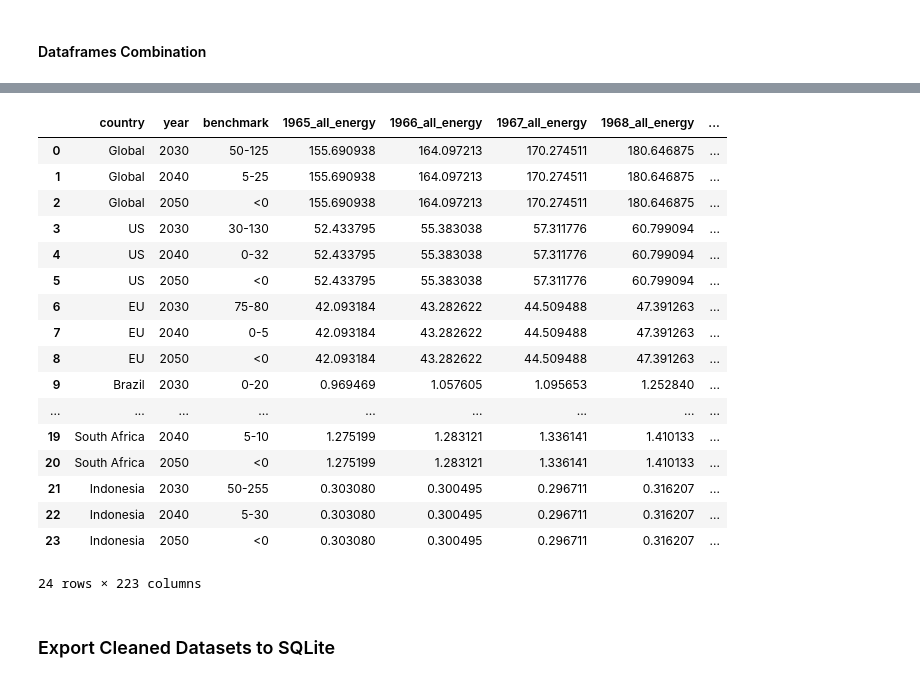
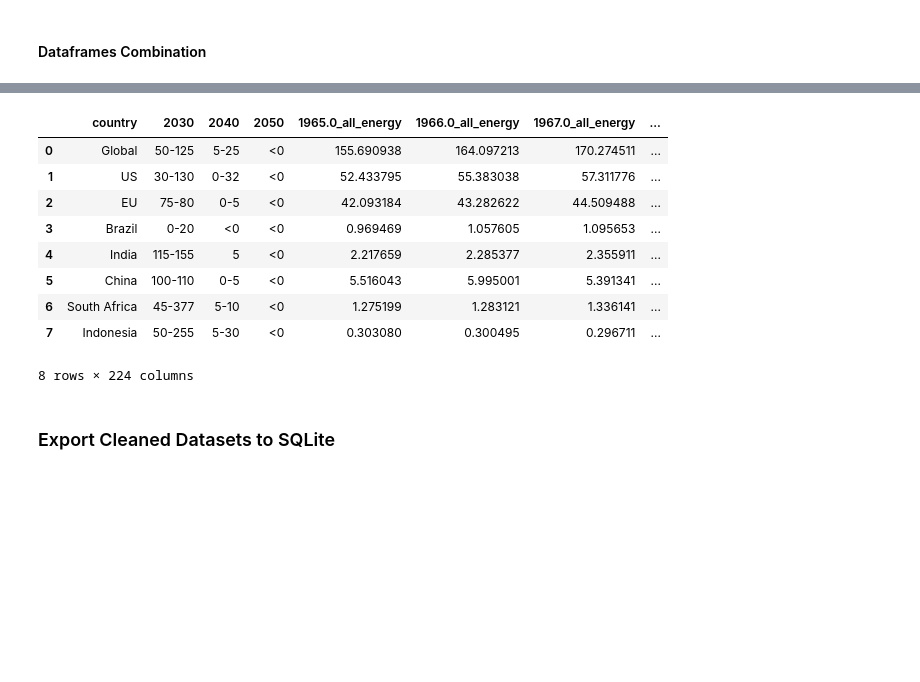
Before and after one commit to yuyhong23/One-Hot_Future, a Jupyter notebook: data_cleaning.ipynb, the cells around one changed output, grey strips where cells are left out. Drawn from its saved outputs; the diff is of its cells as text; code cells hidden in the pictures; blank space fills up the shorter version.

Commit message:
Fixed the format for emission goals dataframe before merging.

```diff
--- a/data_cleaning.ipynb
+++ b/data_cleaning.ipynb
@@ -1164,0 +1183,7 @@ cat_clean.reset_index(drop=True)
+# %%
+cat_clean_2040 = cat_clean[cat_clean["Year"] == 2040]
+cat_clean_2050 = cat_clean[cat_clean["Year"] == 2050]
+# %%
+# List of 2030 benchmark values
+benchmark_2030 = list(cat_clean_2030["PA\nFinal Benchmark"])
+benchmark_2030
@@ -1164,0 +1192,4 @@ cat_clean.reset_index(drop=True)
+# %%
+# List of 2040, 2050 benchmark values
+benchmark_2040 = list(cat_clean_2040["PA\nFinal Benchmark"])
+benchmark_2050 = list(cat_clean_2050["PA\nFinal Benchmark"])
@@ -1164,0 +1236,10 @@ cat_clean.reset_index(drop=True)
+# %%
+# Recreate the dataframe
+new_data = {"country": ['Global', 'US', 'EU', 'Brazil', 'India', 'China', 'South Africa', 'Indonesia'],
+            2030: benchmark_2030,
+            2040: benchmark_2040,
+            2050: benchmark_2050
+
+}
+new_data_df = pd.DataFrame (new_data, columns = ['country', 2030, 2040, 2050])
+new_data_df
@@ -1307,27 +1326,19 @@ list(data_combine_countries["country"])
  'EU']
 # %%
 # Merge
-emission_goal_combine = cat_clean.merge (data_combine_countries, how="left")
+emission_goal_combine = new_data_df.merge (data_combine_countries, how="left")
 emission_goal_combine
 # %% [output]
-|  | country | year | benchmark | 1965_all_energy | 1966_all_energy | 1967_all_energy | 1968_all_energy | ... |
-| 0 | Global | 2030 | 50-125 | 155.690938 | 164.097213 | 170.274511 | 180.646875 | ... |
-| 1 | Global | 2040 | 5-25 | 155.690938 | 164.097213 | 170.274511 | 180.646875 | ... |
-| 2 | Global | 2050 | <0 | 155.690938 | 164.097213 | 170.274511 | 180.646875 | ... |
-| 3 | US | 2030 | 30-130 | 52.433795 | 55.383038 | 57.311776 | 60.799094 | ... |
-| 4 | US | 2040 | 0-32 | 52.433795 | 55.383038 | 57.311776 | 60.799094 | ... |
-| 5 | US | 2050 | <0 | 52.433795 | 55.383038 | 57.311776 | 60.799094 | ... |
-| 6 | EU | 2030 | 75-80 | 42.093184 | 43.282622 | 44.509488 | 47.391263 | ... |
-| 7 | EU | 2040 | 0-5 | 42.093184 | 43.282622 | 44.509488 | 47.391263 | ... |
-| 8 | EU | 2050 | <0 | 42.093184 | 43.282622 | 44.509488 | 47.391263 | ... |
-| 9 | Brazil | 2030 | 0-20 | 0.969469 | 1.057605 | 1.095653 | 1.252840 | ... |
-| ... | ... | ... | ... | ... | ... | ... | ... | ... |
-| 19 | South Africa | 2040 | 5-10 | 1.275199 | 1.283121 | 1.336141 | 1.410133 | ... |
-| 20 | South Africa | 2050 | <0 | 1.275199 | 1.283121 | 1.336141 | 1.410133 | ... |
-| 21 | Indonesia | 2030 | 50-255 | 0.303080 | 0.300495 | 0.296711 | 0.316207 | ... |
-| 22 | Indonesia | 2040 | 5-30 | 0.303080 | 0.300495 | 0.296711 | 0.316207 | ... |
-| 23 | Indonesia | 2050 | <0 | 0.303080 | 0.300495 | 0.296711 | 0.316207 | ... |
+|  | country | 2030 | 2040 | 2050 | 1965.0_all_energy | 1966.0_all_energy | 1967.0_all_energy | ... |
+| 0 | Global | 50-125 | 5-25 | <0 | 155.690938 | 164.097213 | 170.274511 | ... |
+| 1 | US | 30-130 | 0-32 | <0 | 52.433795 | 55.383038 | 57.311776 | ... |
+| 2 | EU | 75-80 | 0-5 | <0 | 42.093184 | 43.282622 | 44.509488 | ... |
+| 3 | Brazil | 0-20 | <0 | <0 | 0.969469 | 1.057605 | 1.095653 | ... |
+| 4 | India | 115-155 | 5 | <0 | 2.217659 | 2.285377 | 2.355911 | ... |
+| 5 | China | 100-110 | 0-5 | <0 | 5.516043 | 5.995001 | 5.391341 | ... |
+| 6 | South Africa | 45-377 | 5-10 | <0 | 1.275199 | 1.283121 | 1.336141 | ... |
+| 7 | Indonesia | 50-255 | 5-30 | <0 | 0.303080 | 0.300495 | 0.296711 | ... |
-24 rows × 223 columns
+8 rows × 224 columns
 # %% [markdown]
 ### Export Cleaned Datasets to SQLite
 # %%
```
Also changed, not shown: parts of 13 cells of this notebook.
